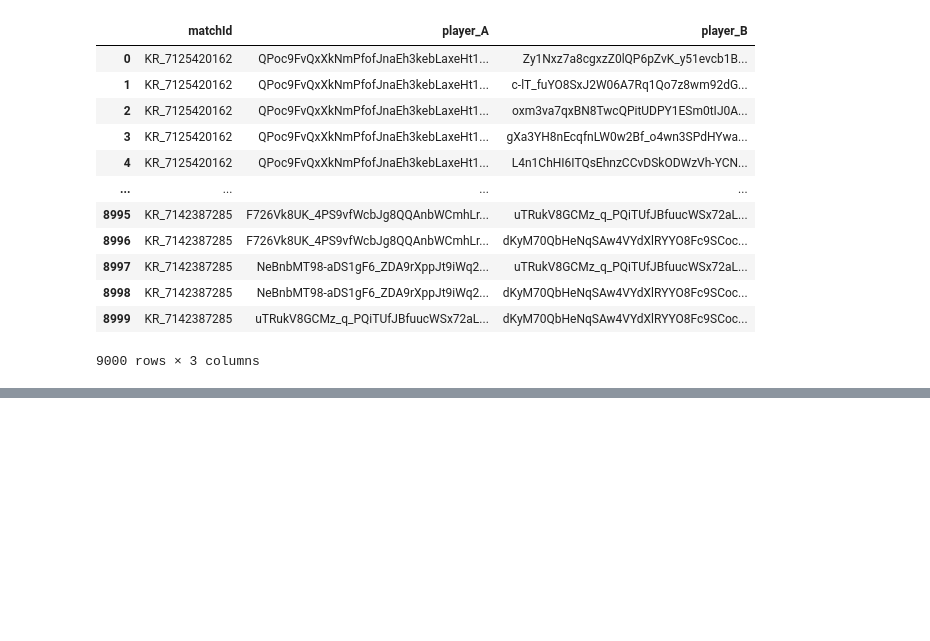
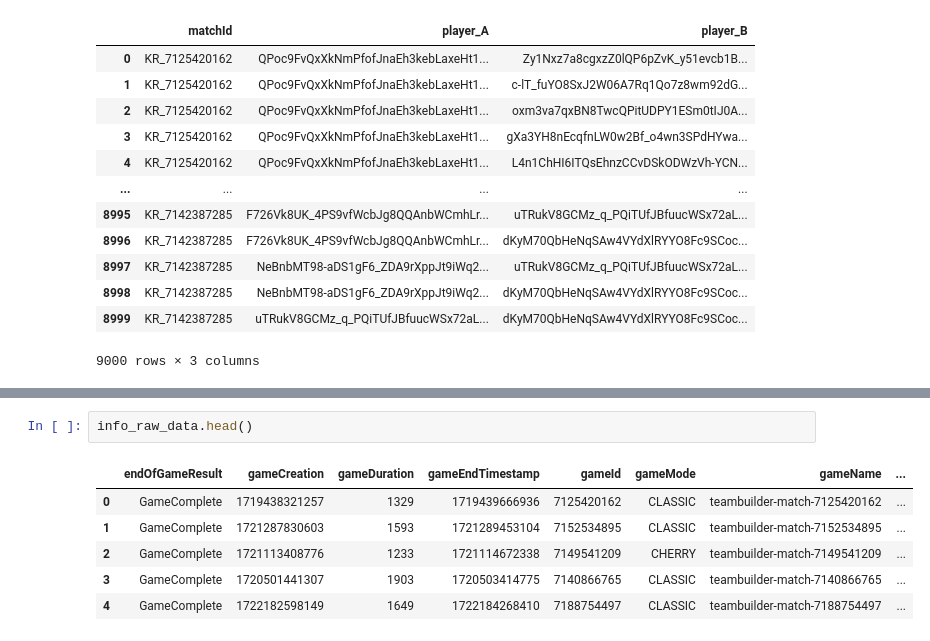
Before and after one commit to kim-bo-saeng/personal_project, a Jupyter notebook: lol_data/lol_data_analysis.ipynb, the cells around one changed output, grey strips where cells are left out. Drawn from its saved outputs; the diff is of its cells as text; blank space fills up the shorter version.

```diff
--- a/lol_data/lol_data_analysis.ipynb
+++ b/lol_data/lol_data_analysis.ipynb
@@ -227,0 +233,9 @@ player_match_df
+# %%
+info_raw_data.head()
+# %% [output]
+|  | endOfGameResult | gameCreation | gameDuration | gameEndTimestamp | gameId | gameMode | gameName | ... |
+| 0 | GameComplete | 1719438321257 | 1329 | 1719439666936 | 7125420162 | CLASSIC | teambuilder-match-7125420162 | ... |
+| 1 | GameComplete | 1721287830603 | 1593 | 1721289453104 | 7152534895 | CLASSIC | teambuilder-match-7152534895 | ... |
+| 2 | GameComplete | 1721113408776 | 1233 | 1721114672338 | 7149541209 | CHERRY | teambuilder-match-7149541209 | ... |
+| 3 | GameComplete | 1720501441307 | 1903 | 1720503414775 | 7140866765 | CLASSIC | teambuilder-match-7140866765 | ... |
+| 4 | GameComplete | 1722182598149 | 1649 | 1722184268410 | 7188754497 | CLASSIC | teambuilder-match-7188754497 | ... |
```
Also changed, not shown: parts of 5 cells of this notebook.
